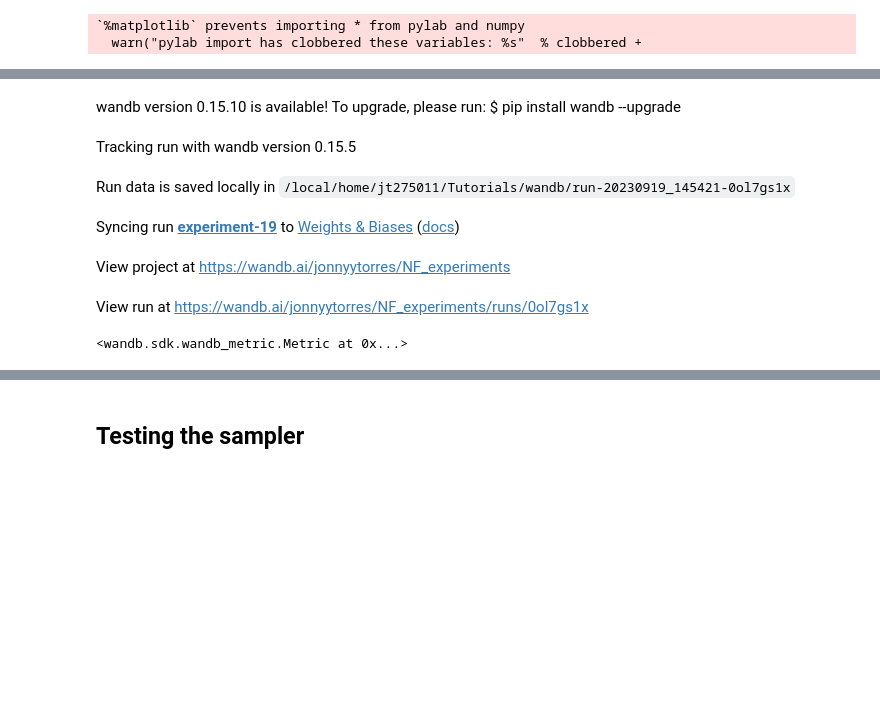
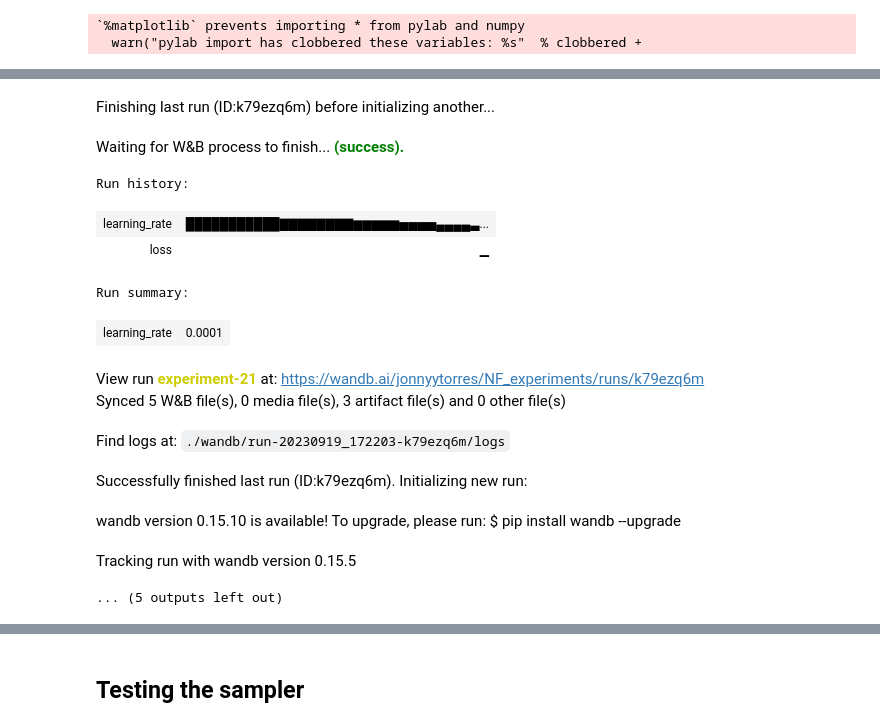
Before and after one commit to JonnyyTorres/Galsim_JAX, a Jupyter notebook: NF_Galsim.ipynb, the cells around one changed output, grey strips where cells are left out. Cells and saved outputs as stored; diff of their text form; code cells hidden in the pictures; blank space fills up the shorter version.

```diff
--- a/NF_Galsim.ipynb
+++ b/NF_Galsim.ipynb
@@ -447,7 +452,7 @@ wandb.login()
 # Initializing a Weights & Biases Run
 wandb.init(
     project='NF_experiments',
-    name='experiment-19',
+    name='experiment-21',
     # tags="kl_reg={:.4f}".format(reg),
 )
 
@@ -463,7 +468,8 @@ config.commit_version = get_git_commit_version()
 config.act_fn = nn.gelu
 config.opt = 'adam'
 config.num_layers = 4
-config.dense_size = 512
+config.dense_size = dense_layers
+config.scheduler = 'cosine_decay'
 
 # Define the metrics we are interested in the minimum of
 wandb.define_metric("loss", summary="min")
@@ -472,10 +478,17 @@ wandb: Currently logged in as: jonnyytorres. Use `wandb login --relogin` to forc
-wandb version 0.15.10 is available! To upgrade, please run: $ pip install wandb --upgrade
+Finishing last run (ID:k79ezq6m) before initializing another...
-Tracking run with wandb version 0.15.5
+Waiting for W&B process to finish... (success).
+Run history:
+| learning_rate | ███████████▇▇▇▇▇▇▇▇▆▆▆▆▆▅▅▅▅▄▄▄▄▃... |
+| loss | ▁ |
+Run summary:
+| learning_rate | 0.0001 |
-Run data is saved locally in /local/home/jt275011/Tutorials/wandb/run-20230919_145421-0ol7gs1x
+View run experiment-21 at: https://wandb.ai/jonnyytorres/NF_experiments/runs/k79ezq6m
+Synced 5 W&B file(s), 0 media file(s), 3 artifact file(s) and 0 other file(s)
-Syncing run experiment-19 to Weights & Biases (docs)
+Find logs at: ./wandb/run-20230919_172203-k79ezq6m/logs
-View project at https://wandb.ai/jonnyytorres/NF_experiments
+Successfully finished last run (ID:k79ezq6m). Initializing new run:
-View run at https://wandb.ai/jonnyytorres/NF_experiments/runs/0ol7gs1x
+wandb version 0.15.10 is available! To upgrade, please run: $ pip install wandb --upgrade
-<wandb.sdk.wandb_metric.Metric at 0x...>
+Tracking run with wandb version 0.15.5
+... (5 outputs left out)
 # %%
 def min_loss(lst):
     return min(lst, key=lambda lst:lst['loss'])
```
Also changed, not shown: parts of 16 cells of this notebook.
